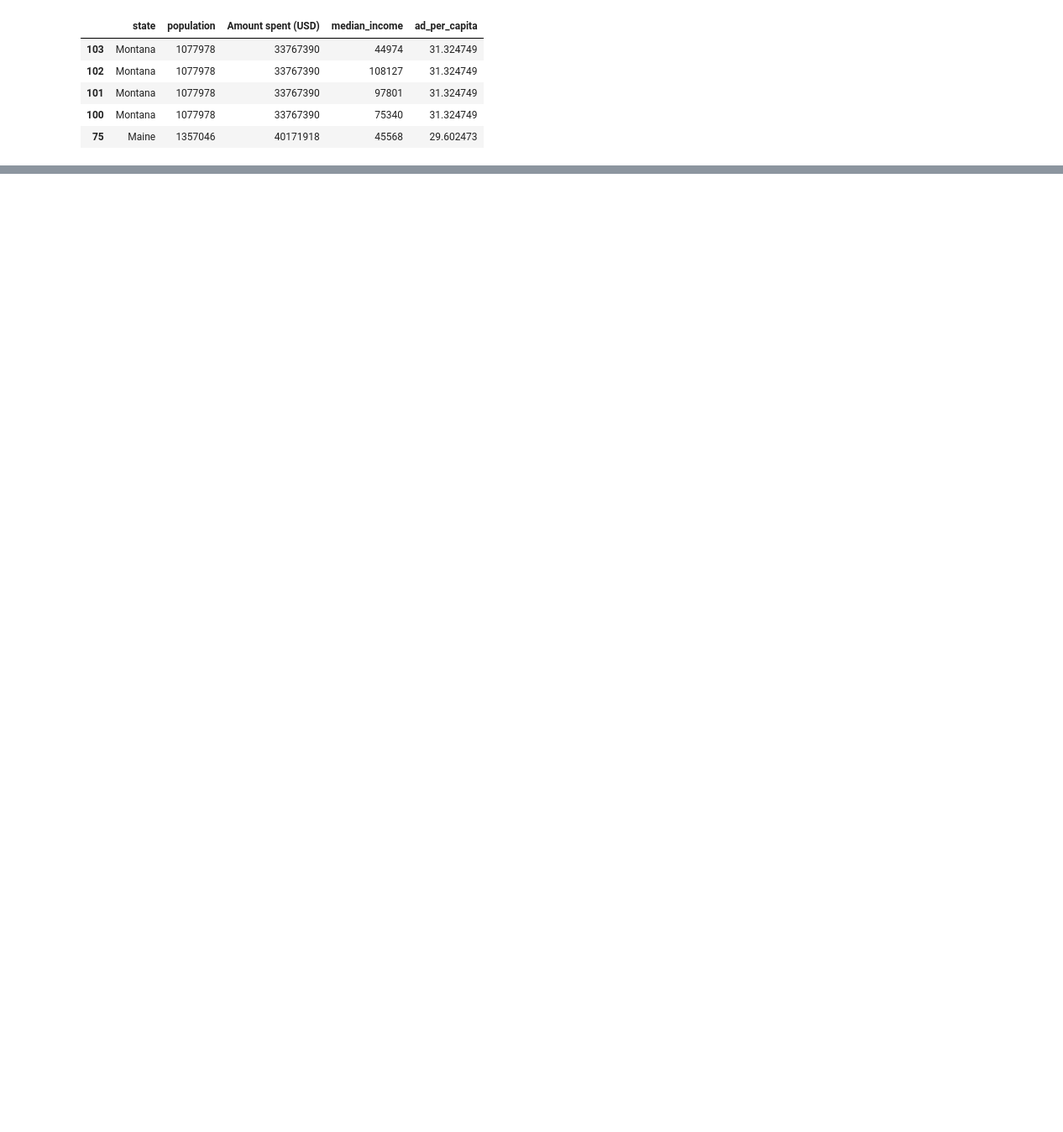
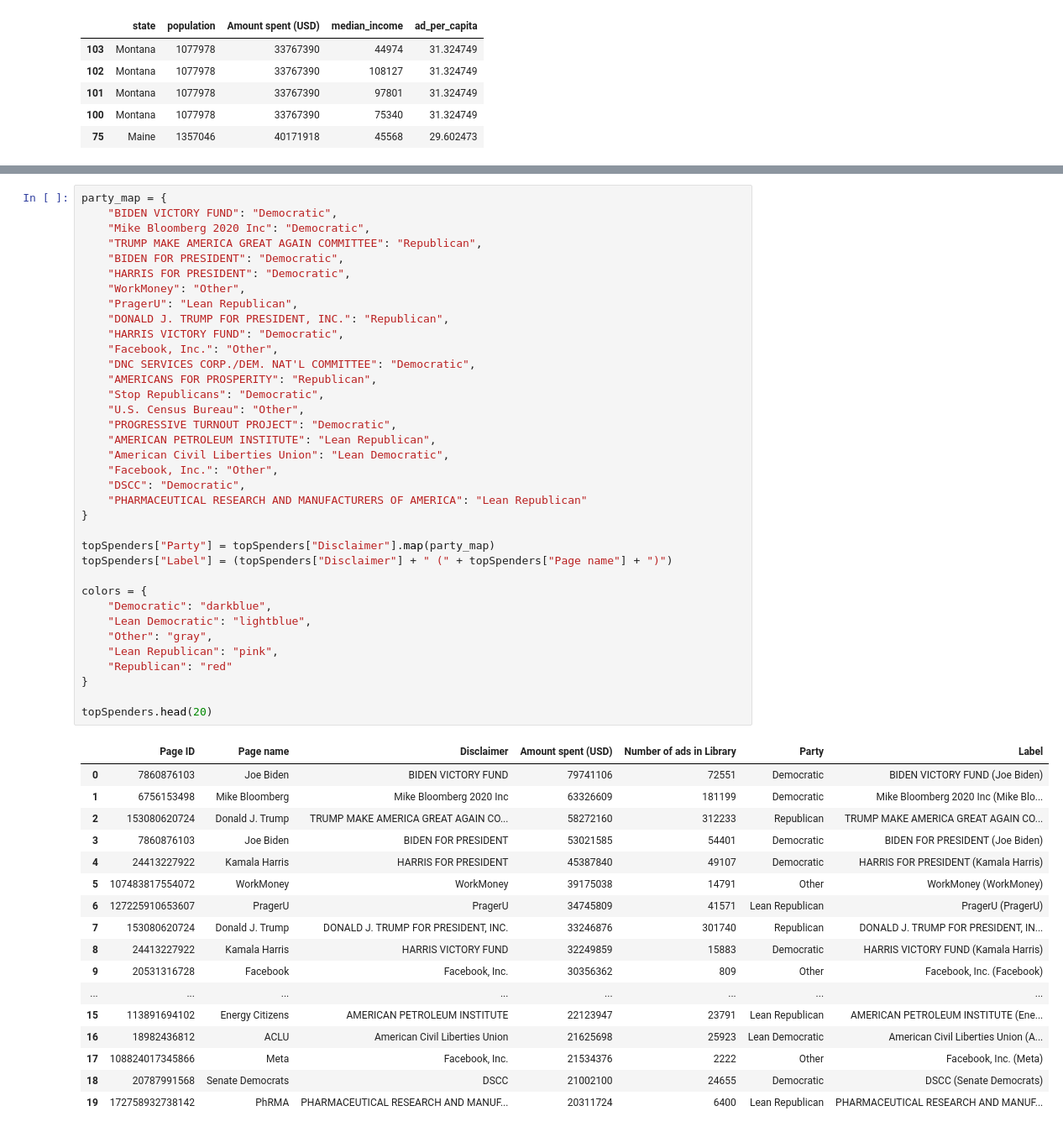
Before and after one commit to ixavon1/CS-216-Project, a Jupyter notebook: Q2/Q2.ipynb, the cells around one changed output, grey strips where cells are left out. Shown at 84% size. Cells and saved outputs as stored; diff of their text form; blank space fills up the shorter version.

```diff
--- a/Q2/Q2.ipynb
+++ b/Q2/Q2.ipynb
@@ -187,0 +210,54 @@ sns.catplot(
+# %%
+party_map = {
+    "BIDEN VICTORY FUND": "Democratic",
+    "Mike Bloomberg 2020 Inc": "Democratic",
+    "TRUMP MAKE AMERICA GREAT AGAIN COMMITTEE": "Republican",
+    "BIDEN FOR PRESIDENT": "Democratic",
+    "HARRIS FOR PRESIDENT": "Democratic",
+    "WorkMoney": "Other",
+    "PragerU": "Lean Republican",
+    "DONALD J. TRUMP FOR PRESIDENT, INC.": "Republican",
+    "HARRIS VICTORY FUND": "Democratic",
+    "Facebook, Inc.": "Other",
+    "DNC SERVICES CORP./DEM. NAT'L COMMITTEE": "Democratic",
+    "AMERICANS FOR PROSPERITY": "Republican",
+    "Stop Republicans": "Democratic",
+    "U.S. Census Bureau": "Other",
+    "PROGRESSIVE TURNOUT PROJECT": "Democratic",
+    "AMERICAN PETROLEUM INSTITUTE": "Lean Republican",
+    "American Civil Liberties Union": "Lean Democratic",
+    "Facebook, Inc.": "Other",
+    "DSCC": "Democratic",
+    "PHARMACEUTICAL RESEARCH AND MANUFACTURERS OF AMERICA": "Lean Republican"
+}
+
+topSpenders["Party"] = topSpenders["Disclaimer"].map(party_map)
+topSpenders["Label"] = (topSpenders["Disclaimer"] + " (" + topSpenders["Page name"] + ")")
+
+colors = {
+    "Democratic": "darkblue",
+    "Lean Democratic": "lightblue",
+    "Other": "gray",
+    "Lean Republican": "pink",
+    "Republican": "red"
+}
+
+topSpenders.head(20)
+# %% [output]
+|  | Page ID | Page name | Disclaimer | Amount spent (USD) | Number of ads in Library | Party | Label |
+| 0 | 7860876103 | Joe Biden | BIDEN VICTORY FUND | 79741106 | 72551 | Democratic | BIDEN VICTORY FUND (Joe Biden) |
+| 1 | 6756153498 | Mike Bloomberg | Mike Bloomberg 2020 Inc | 63326609 | 181199 | Democratic | Mike Bloomberg 2020 Inc (Mike Blo... |
+| 2 | 153080620724 | Donald J. Trump | TRUMP MAKE AMERICA GREAT AGAIN CO... | 58272160 | 312233 | Republican | TRUMP MAKE AMERICA GREAT AGAIN CO... |
+| 3 | 7860876103 | Joe Biden | BIDEN FOR PRESIDENT | 53021585 | 54401 | Democratic | BIDEN FOR PRESIDENT (Joe Biden) |
+| 4 | 24413227922 | Kamala Harris | HARRIS FOR PRESIDENT | 45387840 | 49107 | Democratic | HARRIS FOR PRESIDENT (Kamala Harris) |
+| 5 | 107483817554072 | WorkMoney | WorkMoney | 39175038 | 14791 | Other | WorkMoney (WorkMoney) |
+| 6 | 127225910653607 | PragerU | PragerU | 34745809 | 41571 | Lean Republican | PragerU (PragerU) |
+| 7 | 153080620724 | Donald J. Trump | DONALD J. TRUMP FOR PRESIDENT, INC. | 33246876 | 301740 | Republican | DONALD J. TRUMP FOR PRESIDENT, IN... |
+| 8 | 24413227922 | Kamala Harris | HARRIS VICTORY FUND | 32249859 | 15883 | Democratic | HARRIS VICTORY FUND (Kamala Harris) |
+| 9 | 20531316728 | Facebook | Facebook, Inc. | 30356362 | 809 | Other | Facebook, Inc. (Facebook) |
+| ... | ... | ... | ... | ... | ... | ... | ... |
+| 15 | 113891694102 | Energy Citizens | AMERICAN PETROLEUM INSTITUTE | 22123947 | 23791 | Lean Republican | AMERICAN PETROLEUM INSTITUTE (Ene... |
+| 16 | 18982436812 | ACLU | American Civil Liberties Union | 21625698 | 25923 | Lean Democratic | American Civil Liberties Union (A... |
+| 17 | 108824017345866 | Meta | Facebook, Inc. | 21534376 | 2222 | Other | Facebook, Inc. (Meta) |
+| 18 | 20787991568 | Senate Democrats | DSCC | 21002100 | 24655 | Democratic | DSCC (Senate Democrats) |
+| 19 | 172758932738142 | PhRMA | PHARMACEUTICAL RESEARCH AND MANUF... | 20311724 | 6400 | Lean Republican | PHARMACEUTICAL RESEARCH AND MANUF... |
```
Also changed, not shown: parts of 3 cells of this notebook.
